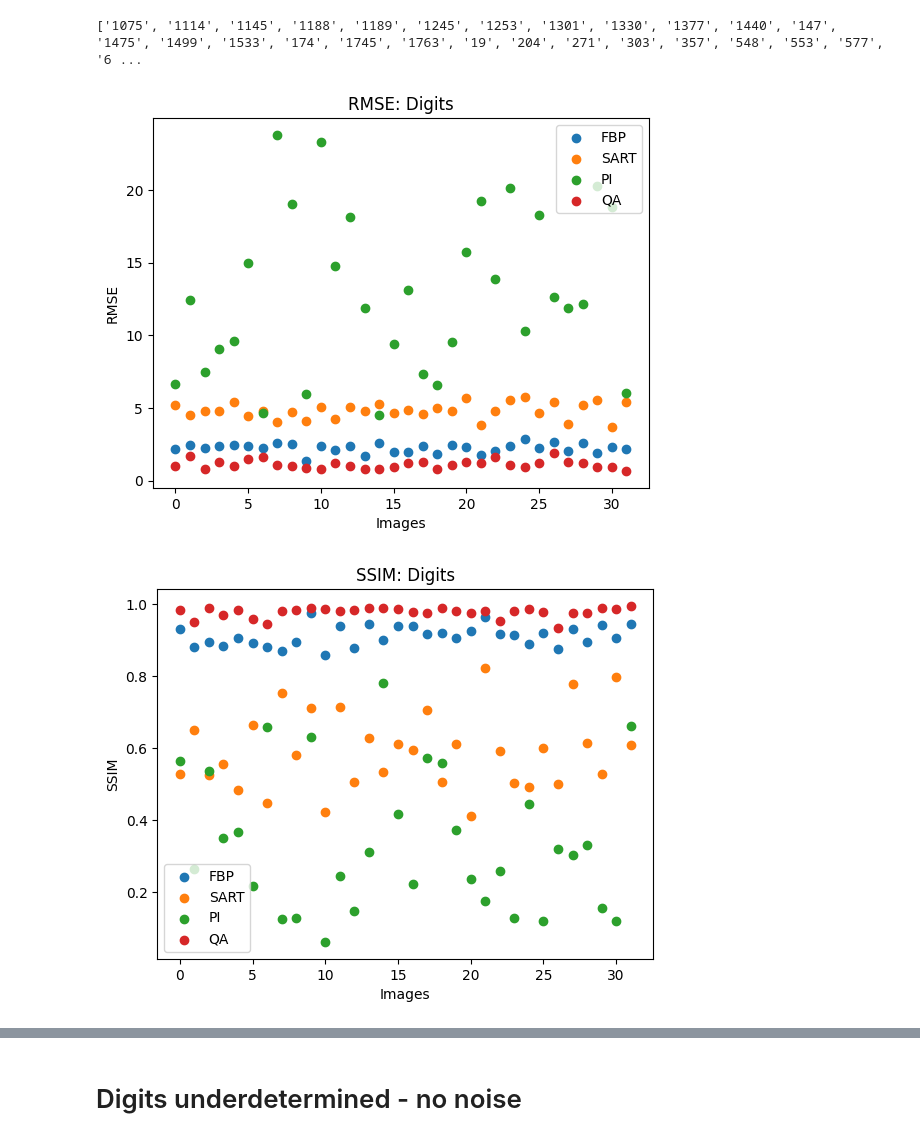
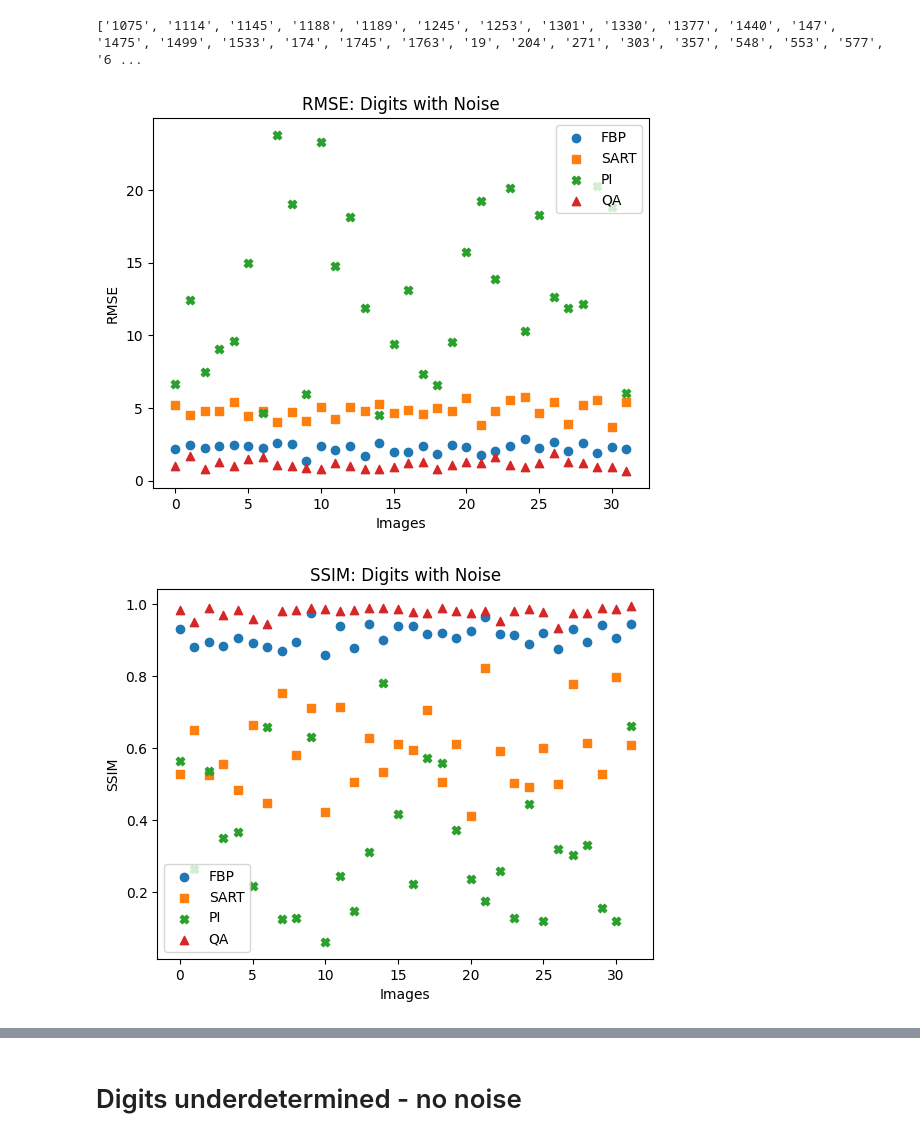
Before and after one commit to merlzbert/Quantum-Annealing-Emission-Tomography, a Jupyter notebook: DWave/analyze_integer_paper.ipynb, the cells around one changed output, grey strips where cells are left out. Drawn from its saved outputs; the diff is of its cells as text; code cells hidden in the pictures.

```diff
--- a/DWave/analyze_integer_paper.ipynb
+++ b/DWave/analyze_integer_paper.ipynb
@@ -40,7 +40,7 @@ for f, i in zip(images, range(len(images))):
 # %%
 # SSIM
 search_path = 'Results/ResultsSheppLoganNC_16/'
-images = [_ for _ in os.listdir(search_path) if not _.endswith(".npy") and not _.endswith(".png") and not _.endswith(".svg")]
+images = [_ for _ in os.listdir(search_path) if not _.endswith(".npy") and not _.endswith(".png") and not _.endswith(".svg") and not _.endswith(".pdf")]
 ssim = np.zeros((1, 4, 4))
 print(images)
 for f, i in zip(images, range(len(images))):
@@ -250,7 +260,7 @@ for i in range(0, len(all_images), 4):
 ## Calc RMSE
 # %%
 search_path = 'Results/ResultsDigits/'
-images = [_ for _ in os.listdir(search_path) if not _.endswith(".npy") and not _.endswith(".png") and not _.endswith(".svg")]
+images = [_ for _ in os.listdir(search_path) if not _.endswith(".npy") and not _.endswith(".png") and not _.endswith(".svg") and not _.endswith(".pdf")]
 rms = np.zeros((32, 4))
 print(images)
 for f, i in zip(images, range(len(images))):
@@ -278,7 +288,7 @@ for f, i in zip(images, range(len(images))):
 ## Calc SSIM
 # %%
 search_path = 'Results/ResultsDigits/'
-images = [_ for _ in os.listdir(search_path) if not _.endswith(".npy") and not _.endswith(".png") and not _.endswith(".svg")]
+images = [_ for _ in os.listdir(search_path) if not _.endswith(".npy") and not _.endswith(".png") and not _.endswith(".svg") and not _.endswith(".pdf")]
 ssim = np.zeros((32, 4))
 print(images)
 for f, i in zip(images, range(len(images))):
@@ -424,7 +444,7 @@ for f, i in zip(images, range(len(images))):
 ## Calc RMSE
 # %%
 search_path = 'Results/ResultsDigitsNoise/'
-images = [_ for _ in os.listdir(search_path) if not _.endswith(".npy") and not _.endswith(".png") and not _.endswith(".svg")]
+images = [_ for _ in os.listdir(search_path) if not _.endswith(".npy") and not _.endswith(".png") and not _.endswith(".svg") and not _.endswith(".pdf")]
 rms_noise = np.zeros((32, 4))
 print(images)
 for f, i in zip(images, range(len(images))):
@@ -479,39 +499,39 @@ for f, i in zip(images, range(len(images))):
 # %%
 #RMSE
 import matplotlib.pyplot as plt
 x = np.arange(32)
-plt.scatter(x, rms_noise[:, 0], label="FBP")
-plt.scatter(x, rms_noise[:, 1], label="SART")
-plt.scatter(x, rms_noise[:, 2], label="PI")
-plt.scatter(x, rms_noise[:, 3], label="QA")
+plt.scatter(x, rms_noise[:, 0], label="FBP", marker='o')
+plt.scatter(x, rms_noise[:, 1], label="SART", marker=',')
+plt.scatter(x, rms_noise[:, 2], label="PI", marker='X')
+plt.scatter(x, rms_noise[:, 3], label="QA", marker='^')
 plt.xlabel("Images")
 plt.ylabel("RMSE")
-plt.title("RMSE: Digits")
+plt.title("RMSE: Digits with Noise")
 plt.legend(loc="upper right")
 plt.savefig("Results/ResultsDigitsNoise/digits_noise_rmse.png")
 plt.savefig("Results/ResultsDigitsNoise/digits_noise_rmse.svg", format='svg')
 plt.savefig("Results/ResultsDigitsNoise/digits_noise_rmse.pdf", format='pdf')
 plt.show()
 # %% [output]
-[figure, old version]
+[figure, new version]
 # %%
 #SSIM
 import matplotlib.pyplot as plt
 x = np.arange(32)
-plt.scatter(x, ssim_noise[:, 0], label="FBP")
-plt.scatter(x, ssim_noise[:, 1], label="SART")
-plt.scatter(x, ssim_noise[:, 2], label="PI")
-plt.scatter(x, ssim_noise[:, 3], label="QA")
+plt.scatter(x, ssim_noise[:, 0], label="FBP", marker='o')
+plt.scatter(x, ssim_noise[:, 1], label="SART", marker=',')
+plt.scatter(x, ssim_noise[:, 2], label="PI", marker='X')
+plt.scatter(x, ssim_noise[:, 3], label="QA", marker='^')
 plt.xlabel("Images")
 plt.ylabel("SSIM")
-plt.title("SSIM: Digits")
+plt.title("SSIM: Digits with Noise")
 plt.legend(loc="lower left")
 plt.savefig("Results/ResultsDigitsNoise/digits_noise_ssim.png")
 plt.savefig("Results/ResultsDigitsNoise/digits_noise_ssim.svg", format='svg')
 plt.savefig("Results/ResultsDigitsNoise/digits_noise_ssim.pdf", format='pdf')
 plt.show()
 # %% [output]
-[figure, old version]
+[figure, new version]
 # %%
 import matplotlib.pyplot as plt
 rms_mean = np.sum(rms, axis=0)/32
```
Also changed, not shown: parts of 13 cells of this notebook, 14 other files.
